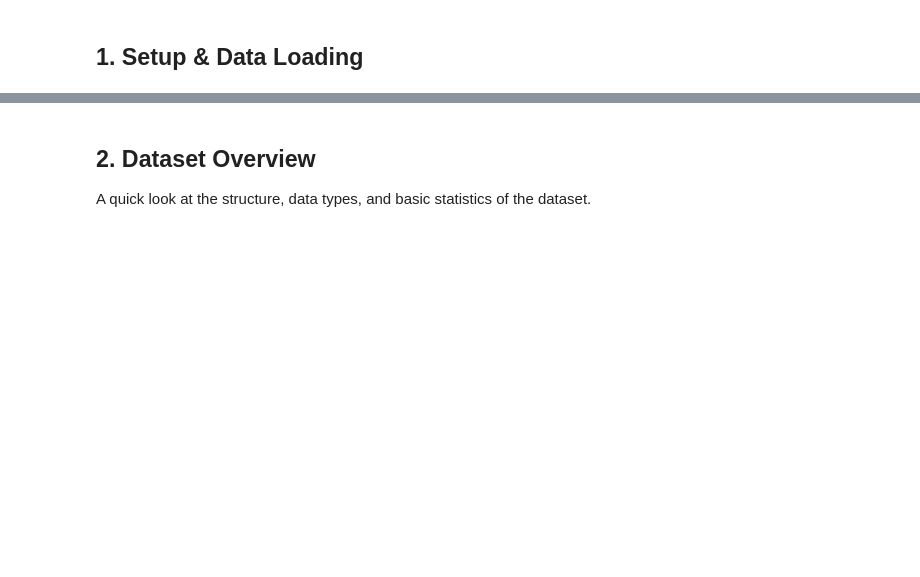
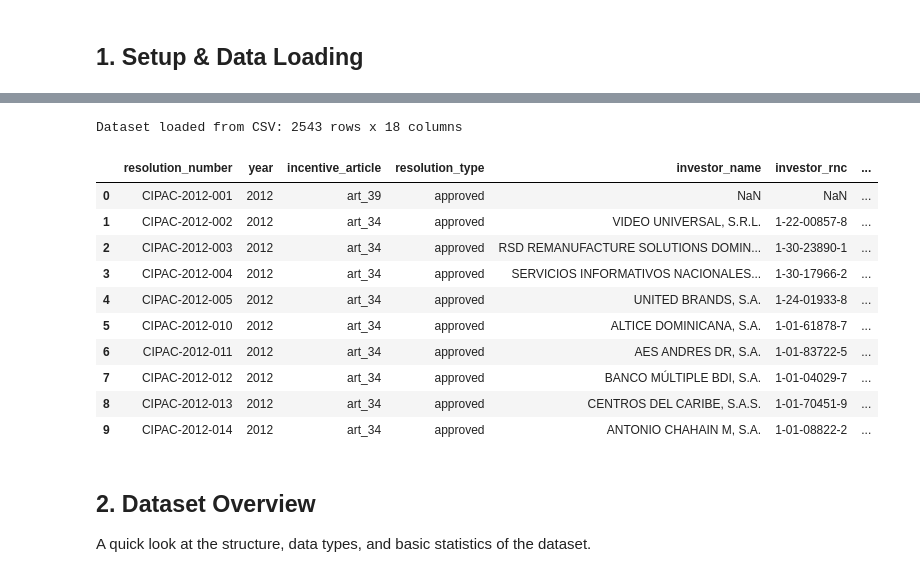
Before and after one commit to jorgedoiany/dominican-film-dashboard, a Jupyter notebook: notebooks/02_eda_cipac.ipynb, the cells around one changed output, grey strips where cells are left out. Drawn from its saved outputs; the diff is of its cells as text; code cells hidden in the pictures; blank space fills up the shorter version.

```diff
--- a/notebooks/02_eda_cipac.ipynb
+++ b/notebooks/02_eda_cipac.ipynb
@@ -364,24 +367,37 @@ print("✅ Libraries loaded successfully")
 # %%
 # Load dataset from CSV or Supabase
 if os.path.exists('../data/cipac_resolutions.csv'):
     df = pd.read_csv('../data/cipac_resolutions.csv', dtype={'year': str})
     print(f"Dataset loaded from CSV: {df.shape[0]} rows x {df.shape[1]} columns")
 else:
     load_dotenv()
     engine = create_engine(os.getenv('SUPABASE_DB_URL') or '')
     df = pd.read_sql("""
         SELECT
             resolution_number, year, incentive_article, resolution_type,
             investor_name, investor_rnc, producer_rnc, film_title,
             local_company, pur_number, cpnd_number, request_date,
-            resolution_date, validated_expenses_dop, tax_credit_dop,
+            resolution_date, validated_amount_dop, tax_credit_dop,
             tax_credit_pct, total_budget_approved, total_budget_executed
         FROM cipac_resolutions
         ORDER BY year, resolution_number
     """, engine)
     print(f"Dataset loaded from Supabase: {df.shape[0]} rows x {df.shape[1]} columns")
 
 df.head(10)
+# %% [output]
+Dataset loaded from CSV: 2543 rows x 18 columns
+|  | resolution_number | year | incentive_article | resolution_type | investor_name | investor_rnc | ... |
+| 0 | CIPAC-2012-001 | 2012 | art_39 | approved | NaN | NaN | ... |
+| 1 | CIPAC-2012-002 | 2012 | art_34 | approved | VIDEO UNIVERSAL, S.R.L. | 1-22-00857-8 | ... |
+| 2 | CIPAC-2012-003 | 2012 | art_34 | approved | RSD REMANUFACTURE SOLUTIONS DOMIN... | 1-30-23890-1 | ... |
+| 3 | CIPAC-2012-004 | 2012 | art_34 | approved | SERVICIOS INFORMATIVOS NACIONALES... | 1-30-17966-2 | ... |
+| 4 | CIPAC-2012-005 | 2012 | art_34 | approved | UNITED BRANDS, S.A. | 1-24-01933-8 | ... |
+| 5 | CIPAC-2012-010 | 2012 | art_34 | approved | ALTICE DOMINICANA, S.A. | 1-01-61878-7 | ... |
+| 6 | CIPAC-2012-011 | 2012 | art_34 | approved | AES ANDRES DR, S.A. | 1-01-83722-5 | ... |
+| 7 | CIPAC-2012-012 | 2012 | art_34 | approved | BANCO MÚLTIPLE BDI, S.A. | 1-01-04029-7 | ... |
+| 8 | CIPAC-2012-013 | 2012 | art_34 | approved | CENTROS DEL CARIBE, S.A.S. | 1-01-70451-9 | ... |
+| 9 | CIPAC-2012-014 | 2012 | art_34 | approved | ANTONIO CHAHAIN M, S.A. | 1-01-08822-2 | ... |
 # %%
 # Convert date columns
 df['request_date'] = pd.to_datetime(df['request_date'])
```
Also changed, not shown: parts of 39 cells of this notebook, 1 other file.
